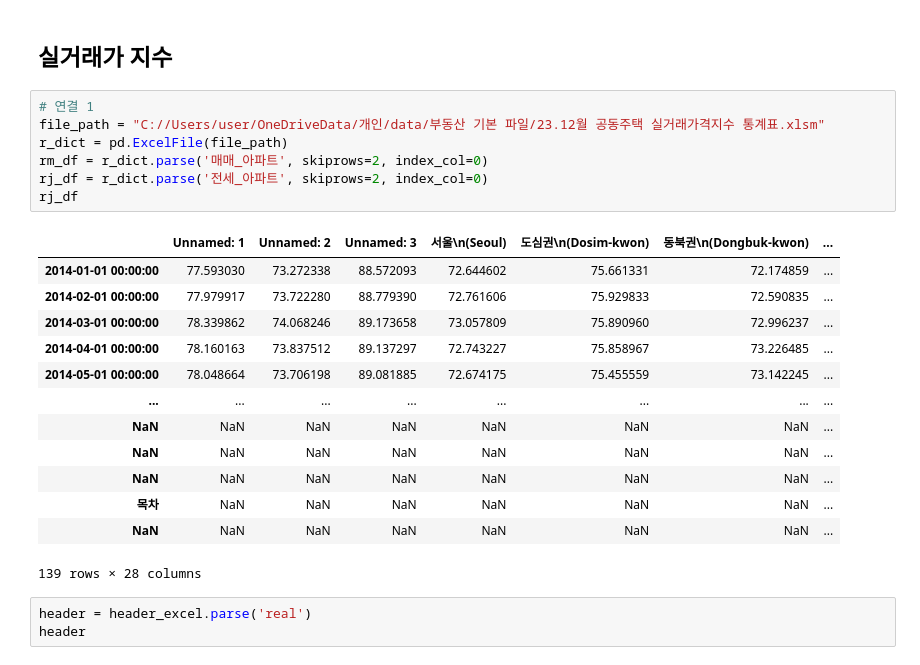
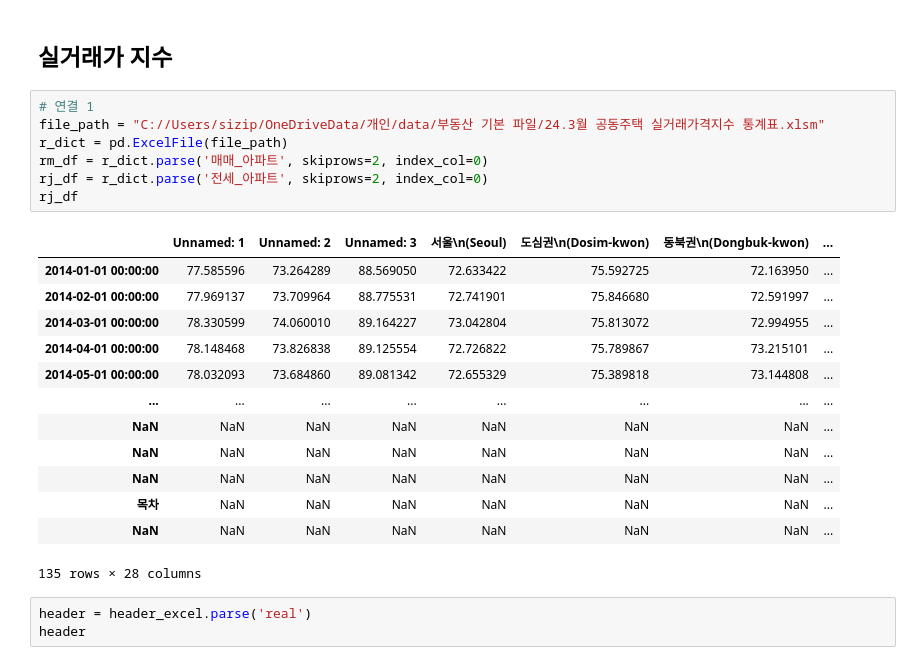
Before and after one commit to sizipusx/fundamental, a Jupyter notebook: jupyterlab/월간 부동산 업데이트.ipynb, the cells around one changed output. Cells and saved outputs as stored; diff of their text form.

```diff
--- a/jupyterlab/월간 부동산 업데이트.ipynb
+++ b/jupyterlab/월간 부동산 업데이트.ipynb
@@ -24,25 +24,25 @@ service_key = 'ODM4YzliY2U3M2ZlMGNiY2VhNjYxYWRmZGRlOTM5M2M='
 ## 실거래가 지수
 # %%
 # 연결 1
-file_path = "C://Users/user/OneDriveData/개인/data/부동산 기본 파일/23.12월 공동주택 실거래가격지수 통계표.xlsm"
+file_path = "C://Users/sizip/OneDriveData/개인/data/부동산 기본 파일/24.3월 공동주택 실거래가격지수 통계표.xlsm"
 r_dict = pd.ExcelFile(file_path)
 rm_df = r_dict.parse('매매_아파트', skiprows=2, index_col=0)
 rj_df = r_dict.parse('전세_아파트', skiprows=2, index_col=0)
 rj_df
 # %% [output]
 |  | Unnamed: 1 | Unnamed: 2 | Unnamed: 3 | 서울\n(Seoul) | 도심권\n(Dosim-kwon) | 동북권\n(Dongbuk-kwon) | ... |
-| 2014-01-01 00:00:00 | 77.593030 | 73.272338 | 88.572093 | 72.644602 | 75.661331 | 72.174859 | ... |
-| 2014-02-01 00:00:00 | 77.979917 | 73.722280 | 88.779390 | 72.761606 | 75.929833 | 72.590835 | ... |
-| 2014-03-01 00:00:00 | 78.339862 | 74.068246 | 89.173658 | 73.057809 | 75.890960 | 72.996237 | ... |
-| 2014-04-01 00:00:00 | 78.160163 | 73.837512 | 89.137297 | 72.743227 | 75.858967 | 73.226485 | ... |
-| 2014-05-01 00:00:00 | 78.048664 | 73.706198 | 89.081885 | 72.674175 | 75.455559 | 73.142245 | ... |
+| 2014-01-01 00:00:00 | 77.585596 | 73.264289 | 88.569050 | 72.633422 | 75.592725 | 72.163950 | ... |
+| 2014-02-01 00:00:00 | 77.969137 | 73.709964 | 88.775531 | 72.741901 | 75.846680 | 72.591997 | ... |
+| 2014-03-01 00:00:00 | 78.330599 | 74.060010 | 89.164227 | 73.042804 | 75.813072 | 72.994955 | ... |
+| 2014-04-01 00:00:00 | 78.148468 | 73.826838 | 89.125554 | 72.726822 | 75.789867 | 73.215101 | ... |
+| 2014-05-01 00:00:00 | 78.032093 | 73.684860 | 89.081342 | 72.655329 | 75.389818 | 73.144808 | ... |
 | ... | ... | ... | ... | ... | ... | ... | ... |
 | NaN | NaN | NaN | NaN | NaN | NaN | NaN | ... |
 | NaN | NaN | NaN | NaN | NaN | NaN | NaN | ... |
 | NaN | NaN | NaN | NaN | NaN | NaN | NaN | ... |
 | 목차 | NaN | NaN | NaN | NaN | NaN | NaN | ... |
 | NaN | NaN | NaN | NaN | NaN | NaN | NaN | ... |
-139 rows × 28 columns
+135 rows × 28 columns
 # %%
 header = header_excel.parse('real')
 header
```
Also changed, not shown: parts of 11 cells of this notebook, 1 other file.
